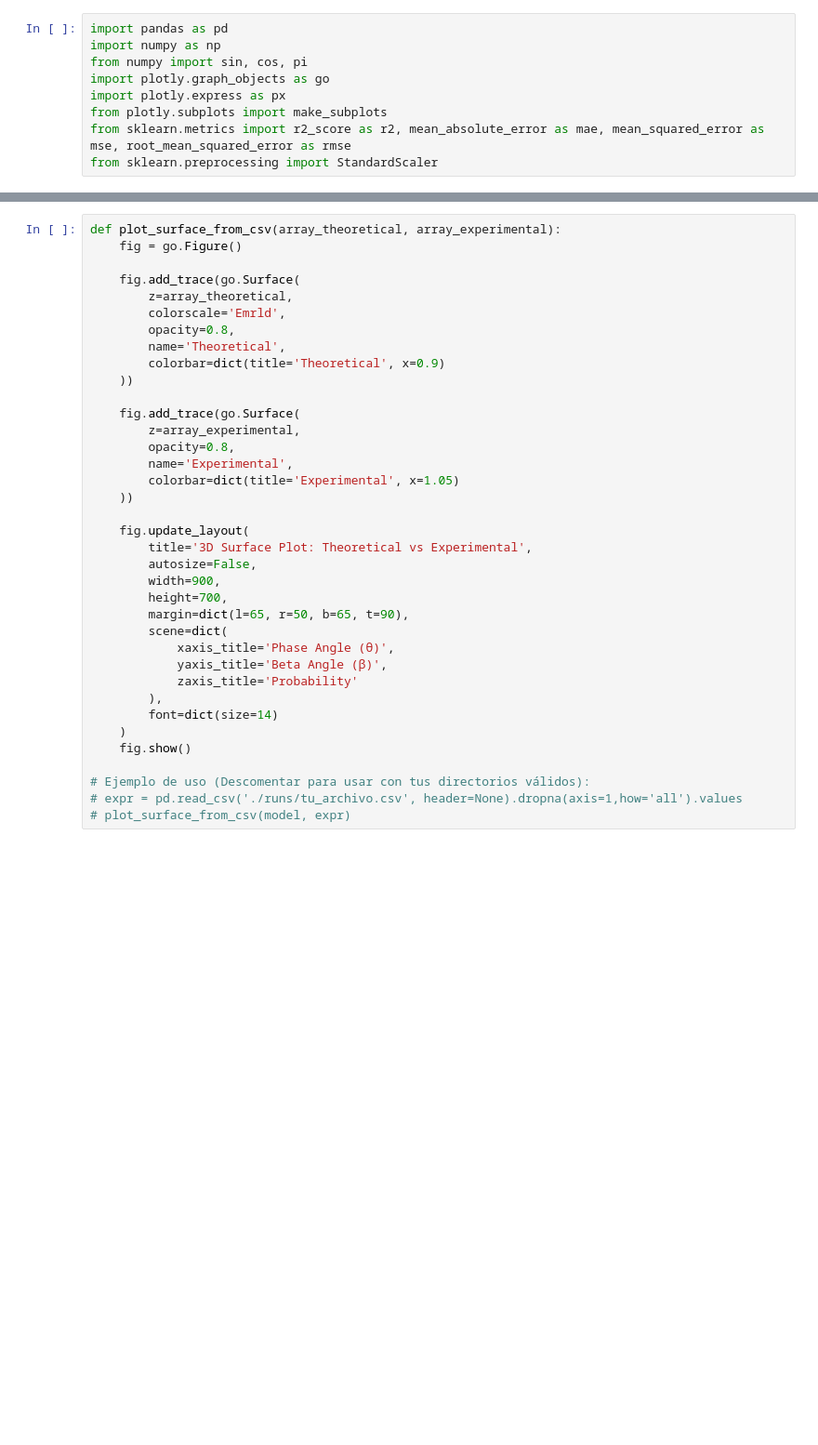
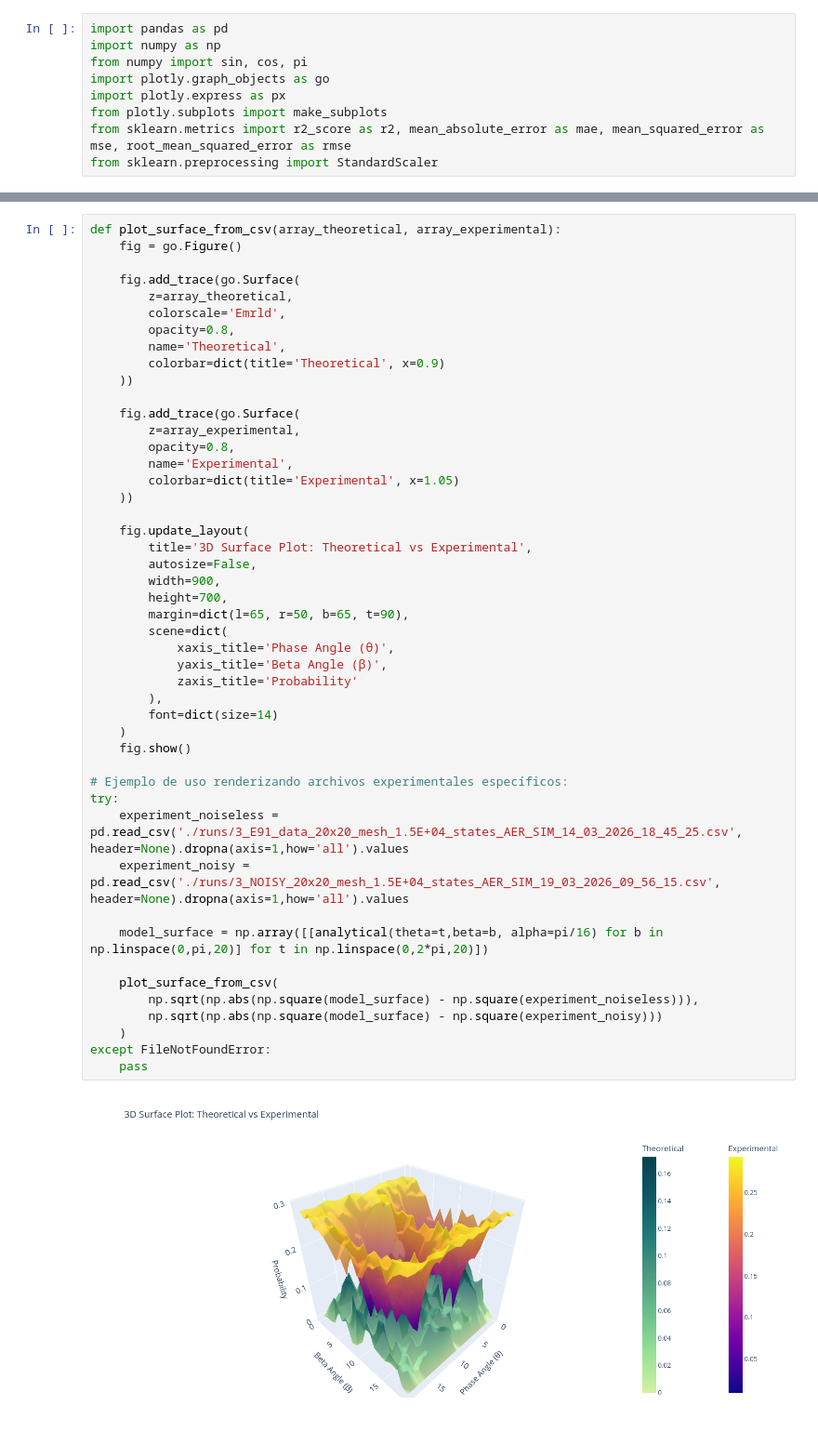
Before and after one commit to 4df31/QD-Biexciton-cascade-and-polarization-orientation-effect-on-QKD-protocol-E91, a Jupyter notebook: Plots.ipynb, the cells around one changed output, grey strips where cells are left out. Shown at 93% size. Drawn from its saved outputs; the diff is of its cells as text; blank space fills up the shorter version.

```diff
--- a/Plots.ipynb
+++ b/Plots.ipynb
@@ -179,33 +251,45 @@ def plot_surface_from_csv(array_theoretical, array_experimental):
     fig.add_trace(go.Surface(
         z=array_theoretical,
         colorscale='Emrld',
         opacity=0.8,
         name='Theoretical',
         colorbar=dict(title='Theoretical', x=0.9)
     ))
 
     fig.add_trace(go.Surface(
         z=array_experimental,
         opacity=0.8,
         name='Experimental',
         colorbar=dict(title='Experimental', x=1.05)
     ))
 
     fig.update_layout(
         title='3D Surface Plot: Theoretical vs Experimental',
         autosize=False,
         width=900,
         height=700,
         margin=dict(l=65, r=50, b=65, t=90),
         scene=dict(
             xaxis_title='Phase Angle (θ)',
             yaxis_title='Beta Angle (β)',
             zaxis_title='Probability'
         ),
         font=dict(size=14)
     )
     fig.show()
 
-# Ejemplo de uso (Descomentar para usar con tus directorios válidos):
-# expr = pd.read_csv('./runs/tu_archivo.csv', header=None).dropna(axis=1,how='all').values
-# plot_surface_from_csv(model, expr)
+# Ejemplo de uso renderizando archivos experimentales específicos:
+try:
+    experiment_noiseless = pd.read_csv('./runs/3_E91_data_20x20_mesh_1.5E+04_states_AER_SIM_14_03_2026_18_45_25.csv', header=None).dropna(axis=1,how='all').values
+    experiment_noisy = pd.read_csv('./runs/3_NOISY_20x20_mesh_1.5E+04_states_AER_SIM_19_03_2026_09_56_15.csv', header=None).dropna(axis=1,how='all').values
+
+    model_surface = np.array([[analytical(theta=t,beta=b, alpha=pi/16) for b in np.linspace(0,pi,20)] for t in np.linspace(0,2*pi,20)])
+
+    plot_surface_from_csv(
+        np.sqrt(np.abs(np.square(model_surface) - np.square(experiment_noiseless))),
+        np.sqrt(np.abs(np.square(model_surface) - np.square(experiment_noisy)))
+    )
+except FileNotFoundError:
+    pass
+# %% [output]
+[figure, added]
```
Also changed, not shown: parts of 19 cells of this notebook.
